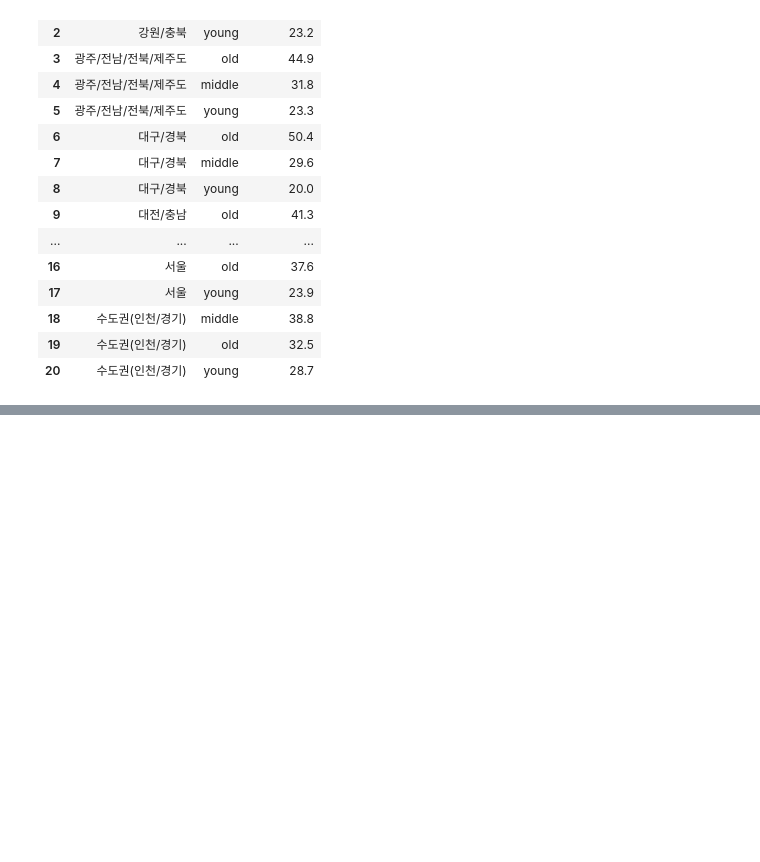
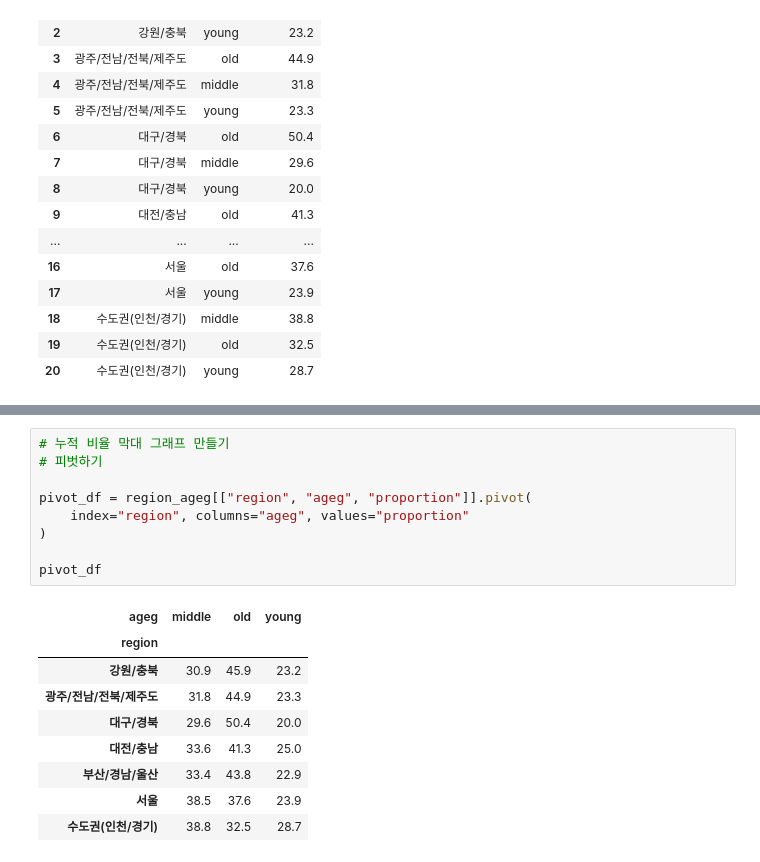
Before and after one commit to online5880/doit_python_da, a Jupyter notebook: chapter_09/09-9.ipynb, the cells around one changed output, grey strips where cells are left out. Drawn from its saved outputs; the diff is of its cells as text; blank space fills up the shorter version.

```diff
--- a/chapter_09/09-9.ipynb
+++ b/chapter_09/09-9.ipynb
@@ -152,0 +173,19 @@ sns.barplot(data=region_ageg, x="proportion", y="region", hue="ageg")
+# %%
+# 누적 비율 막대 그래프 만들기
+# 피벗하기
+
+pivot_df = region_ageg[["region", "ageg", "proportion"]].pivot(
+    index="region", columns="ageg", values="proportion"
+)
+
+pivot_df
+# %% [output]
+| ageg | middle | old | young |
+| region |  |  |  |
+| 강원/충북 | 30.9 | 45.9 | 23.2 |
+| 광주/전남/전북/제주도 | 31.8 | 44.9 | 23.3 |
+| 대구/경북 | 29.6 | 50.4 | 20.0 |
+| 대전/충남 | 33.6 | 41.3 | 25.0 |
+| 부산/경남/울산 | 33.4 | 43.8 | 22.9 |
+| 서울 | 38.5 | 37.6 | 23.9 |
+| 수도권(인천/경기) | 38.8 | 32.5 | 28.7 |
```
Also changed, not shown: parts of 7 cells of this notebook, 2 other files.
